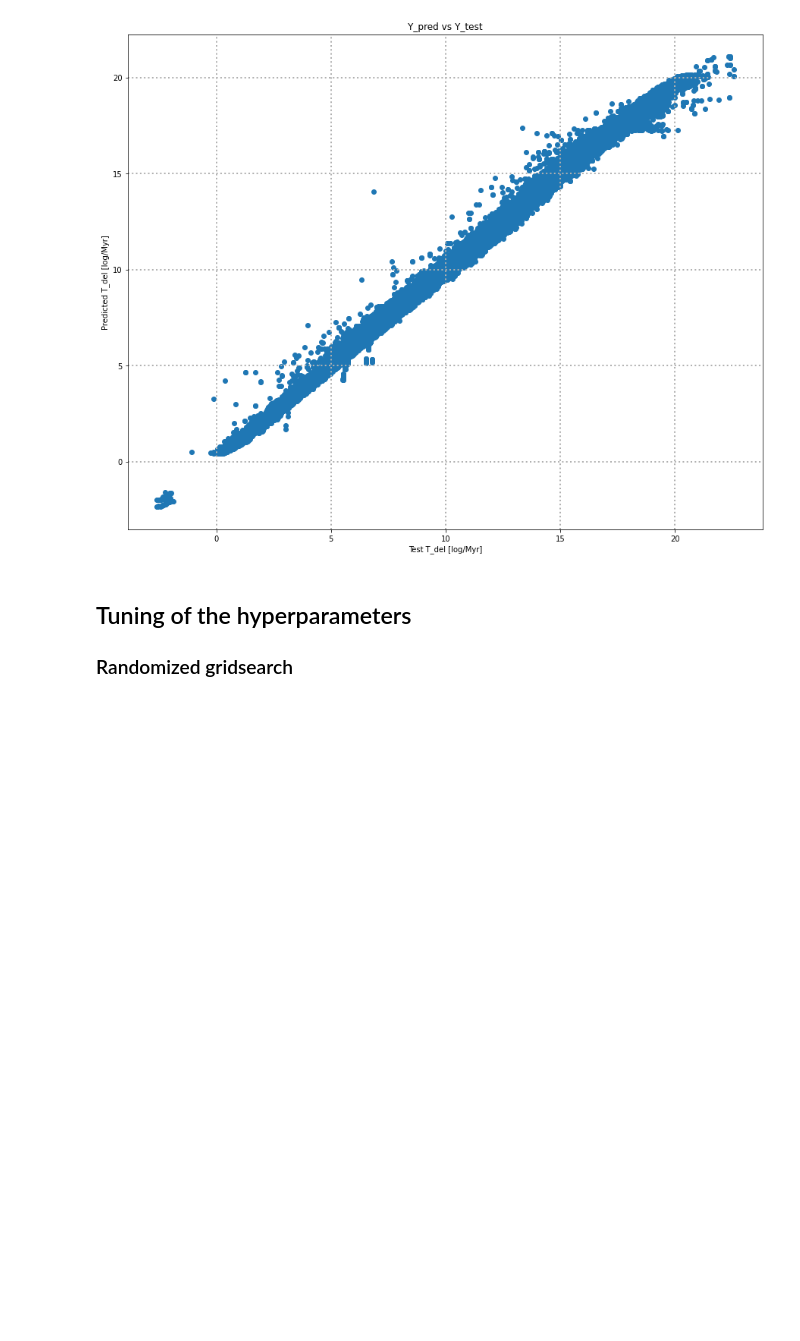
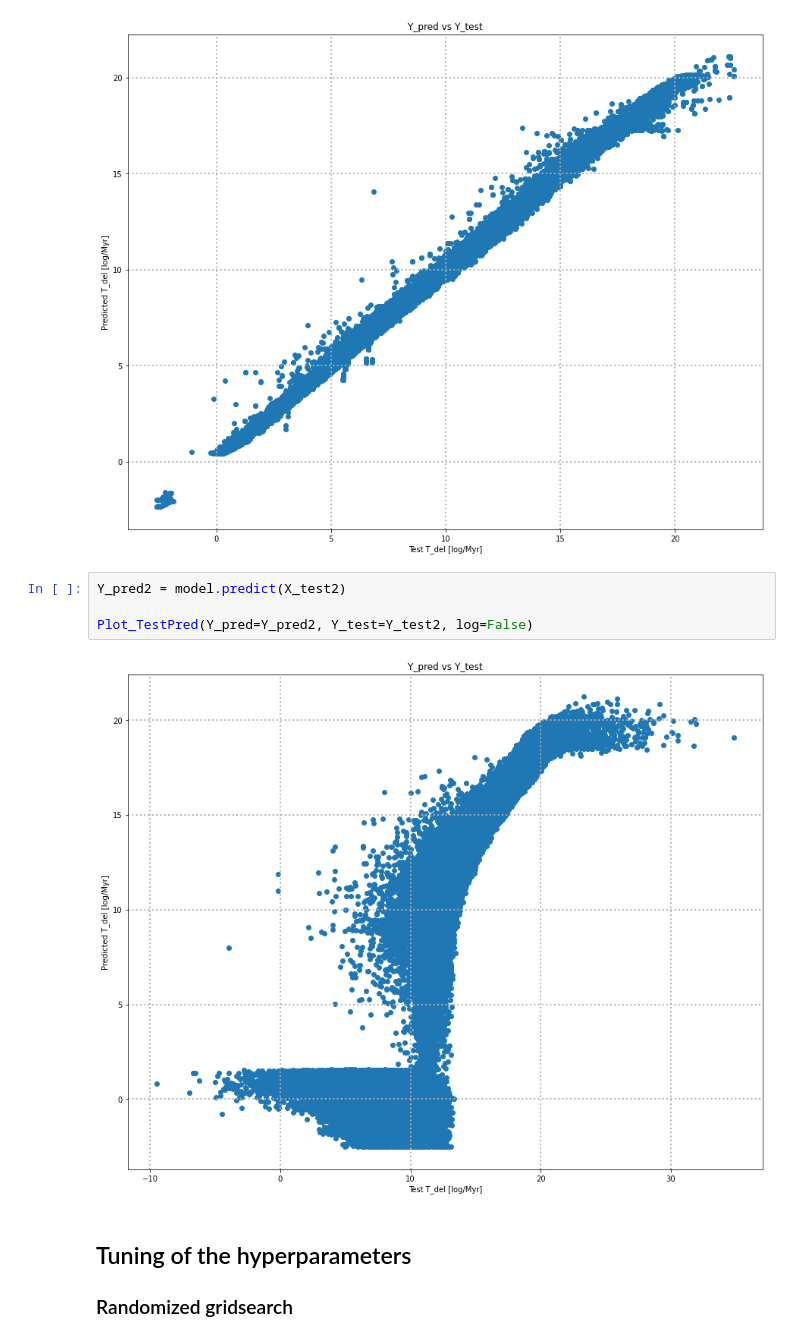
Before and after one commit to Bahadoram/Delay-Time-Dist.-of-Compact-Binary-Objects, a Jupyter notebook: random_forest.ipynb, the cells around one changed output. Drawn from its saved outputs; the diff is of its cells as text; blank space fills up the shorter version.

```diff
--- a/random_forest.ipynb
+++ b/random_forest.ipynb
@@ -416,6 +407,12 @@ Mean squared error of the regressor for the test set:
 Plot_TestPred(Y_pred=Y_pred, Y_test=Y_test, log=False)
 # %% [output]
 [figure]
+# %%
+Y_pred2 = model.predict(X_test2)
+
+Plot_TestPred(Y_pred=Y_pred2, Y_test=Y_test2, log=False)
+# %% [output]
+[figure, added]
 # %% [markdown]
 ## Tuning of the hyperparameters
 ### Randomized gridsearch
```
Also changed, not shown: parts of 14 cells of this notebook.
